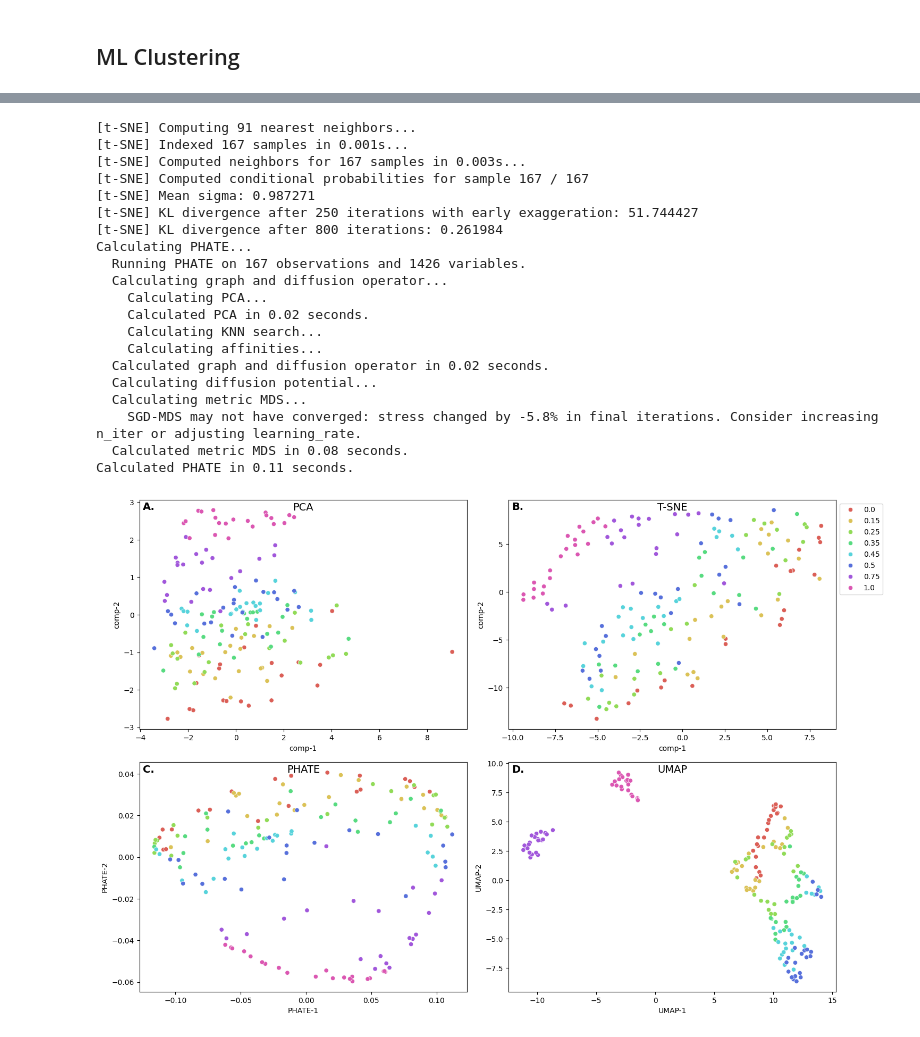
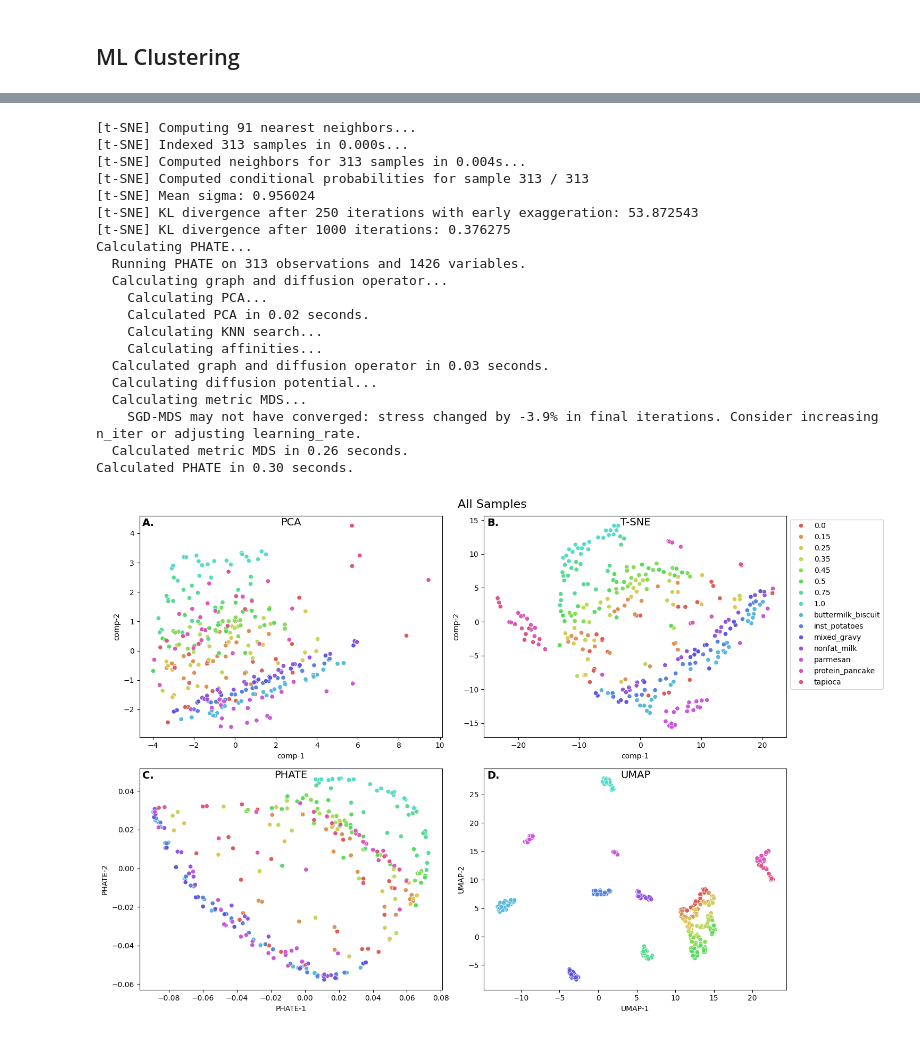
Before and after one commit to davissineath/FT-NIR_ML_Predictions, a Jupyter notebook: PLS_model/PLS.ipynb, the cells around one changed output, grey strips where cells are left out. Drawn from its saved outputs; the diff is of its cells as text; code cells hidden in the pictures.

Commit message:
process data and first glance

```diff
--- a/PLS_model/PLS.ipynb
+++ b/PLS_model/PLS.ipynb
@@ -121,0 +172,3 @@ y_label = fs_data.index
+# %%
+combined_data = pd.concat([fs_data, foods_data], axis=0)
+combined_data
@@ -122,3 +189,8 @@ y_label = fs_data.index
+# %%
+#read the data
+n = len(combined_data.columns)
+X_features = combined_data.iloc[:, 1:n]
+y_label = combined_data.index
 # %%
 fig, axs = plt.subplots(2,2, figsize=(15,10))
 ax = axs.flatten()
@@ -127,43 +199,43 @@ plot_PCA(X_features, y_label, ax[0])
 plot_TSNE(X_features, y_label, ax[1])
 plot_PHATE(X_features, y_label, ax[2], knn=25)
 plot_UMAP(X_features, y_label, ax[3])
 
 panels = ["A.", "B.", "C.", "D."]
 ML_labels = ["PCA", "T-SNE", "PHATE", "UMAP"]
 for a, panel, label in zip(ax, panels, ML_labels):
     a.text(0.01, 0.99, panel,
            transform=a.transAxes,
            fontsize=14,
            fontweight='bold',
            va='top')
     a.set_title(label, fontsize=14, y=0.935)
     if label == "T-SNE":
         a.legend(loc='upper left', bbox_to_anchor=(1, 1))
     else:
         a.get_legend().remove()
 
-# fig.suptitle("Experiment 1")
+fig.suptitle("All Samples", fontsize=16)
 plt.tight_layout()
 plt.show()
 # %% [output]
 [t-SNE] Computing 91 nearest neighbors...
-[t-SNE] Indexed 167 samples in 0.001s...
-[t-SNE] Computed neighbors for 167 samples in 0.003s...
-[t-SNE] Computed conditional probabilities for sample 167 / 167
-[t-SNE] Mean sigma: 0.987271
-[t-SNE] KL divergence after 250 iterations with early exaggeration: 51.744427
-[t-SNE] KL divergence after 800 iterations: 0.261984
+[t-SNE] Indexed 313 samples in 0.000s...
+[t-SNE] Computed neighbors for 313 samples in 0.004s...
+[t-SNE] Computed conditional probabilities for sample 313 / 313
+[t-SNE] Mean sigma: 0.956024
+[t-SNE] KL divergence after 250 iterations with early exaggeration: 53.872543
+[t-SNE] KL divergence after 1000 iterations: 0.376275
 Calculating PHATE...
-  Running PHATE on 167 observations and 1426 variables.
+  Running PHATE on 313 observations and 1426 variables.
   Calculating graph and diffusion operator...
     Calculating PCA...
     Calculated PCA in 0.02 seconds.
     Calculating KNN search...
     Calculating affinities...
-  Calculated graph and diffusion operator in 0.02 seconds.
+  Calculated graph and diffusion operator in 0.03 seconds.
   Calculating diffusion potential...
   Calculating metric MDS...
-    SGD-MDS may not have converged: stress changed by -5.8% in final iterations. Consider increasing n_iter or adjusting learning_rate.
-  Calculated metric MDS in 0.08 seconds.
-Calculated PHATE in 0.11 seconds.
+    SGD-MDS may not have converged: stress changed by -3.9% in final iterations. Consider increasing n_iter or adjusting learning_rate.
+  Calculated metric MDS in 0.26 seconds.
+Calculated PHATE in 0.30 seconds.
-[figure, old version]
+[figure, new version]
```
Also changed, not shown: parts of 6 cells of this notebook, 1 other file.
